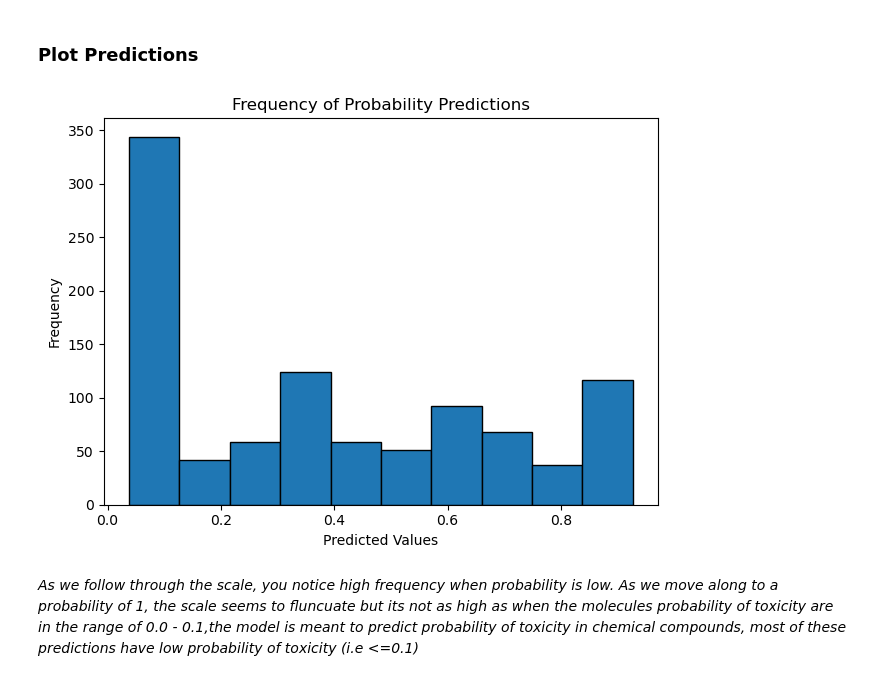
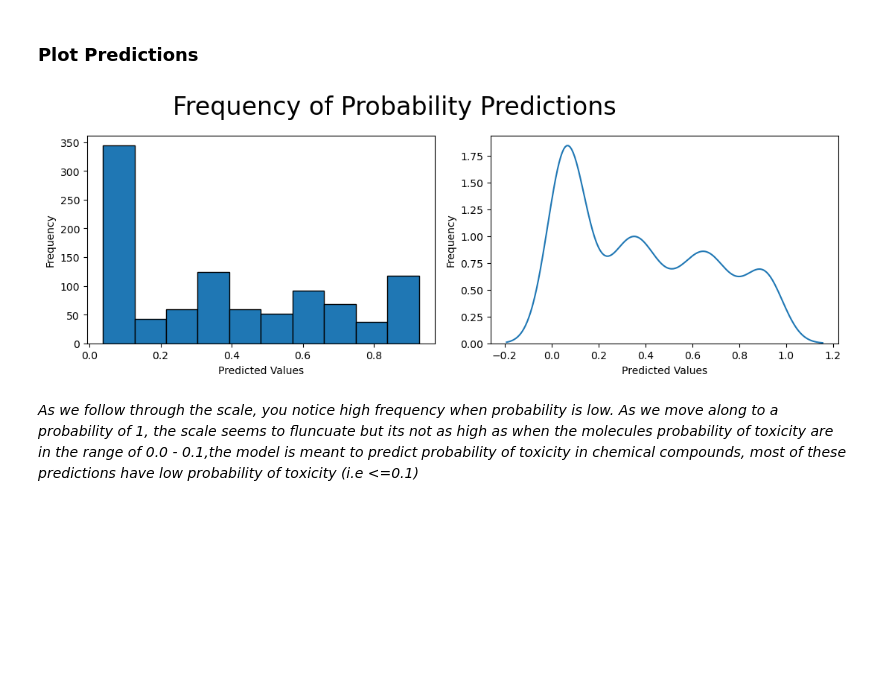
Before and after one commit to atienosonia/ersilia-OSI, a Jupyter notebook: notebooks/index.ipynb, the cells around one changed output. Saved outputs shown, nothing was run; the diff lists cells and outputs as text; code cells hidden in the pictures; blank space fills up the shorter version.

Commit message:
plot smooth curve of predictions

```diff
--- a/notebooks/index.ipynb
+++ b/notebooks/index.ipynb
@@ -239,16 +241,19 @@ predictions_data.head()
 # %% [markdown]
 ### Plot Predictions
 # %%
-fig, ax = plt.subplots()
+fig, (ax1, ax2) = plt.subplots(figsize = (11, 4), ncols=2)
 
-ax.hist(predictions_data['probability'], edgecolor = 'black')
+ax1.hist(predictions_data['probability'], edgecolor = 'black')
+ax2 = sns.kdeplot(predictions_data['probability'])
 
-plt.title('Frequency of Probability Predictions')
-plt.xlabel('Predicted Values')
-plt.ylabel('Frequency')
+fig.suptitle("Frequency of Probability Predictions", fontsize=24, x=0.44)
+ax1.set_xlabel('Predicted Values')
+ax2.set_xlabel('Predicted Values')
+ax1.set_ylabel('Frequency')
+ax2.set_ylabel('Frequency')
 plt.tight_layout()
 plt.show()
 # %% [output]
-[figure, old version]
+[figure, new version]
 # %% [markdown]
 *As we follow through the scale, you notice high frequency when probability is low. As we move along to a probability of 1, the scale seems to fluncuate but its not as high as when the molecules probability of toxicity are in the range of 0.0 - 0.1,the model is meant to predict probability of toxicity in chemical compounds, most of these predictions have low probability of toxicity (i.e <=0.1)*
```
Also changed, not shown: parts of 1 cell of this notebook.
